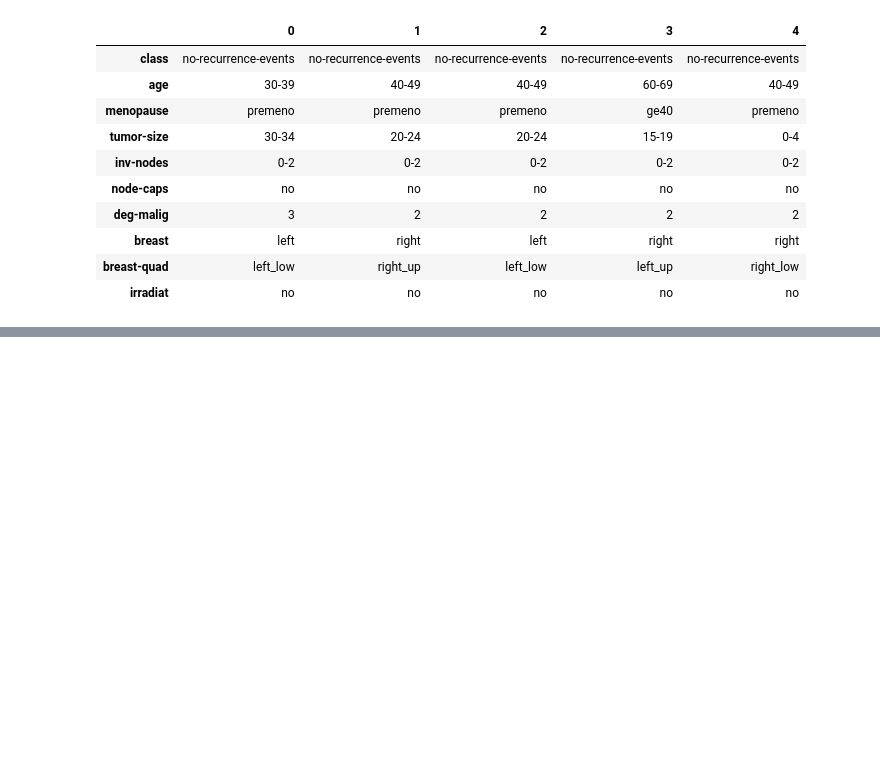
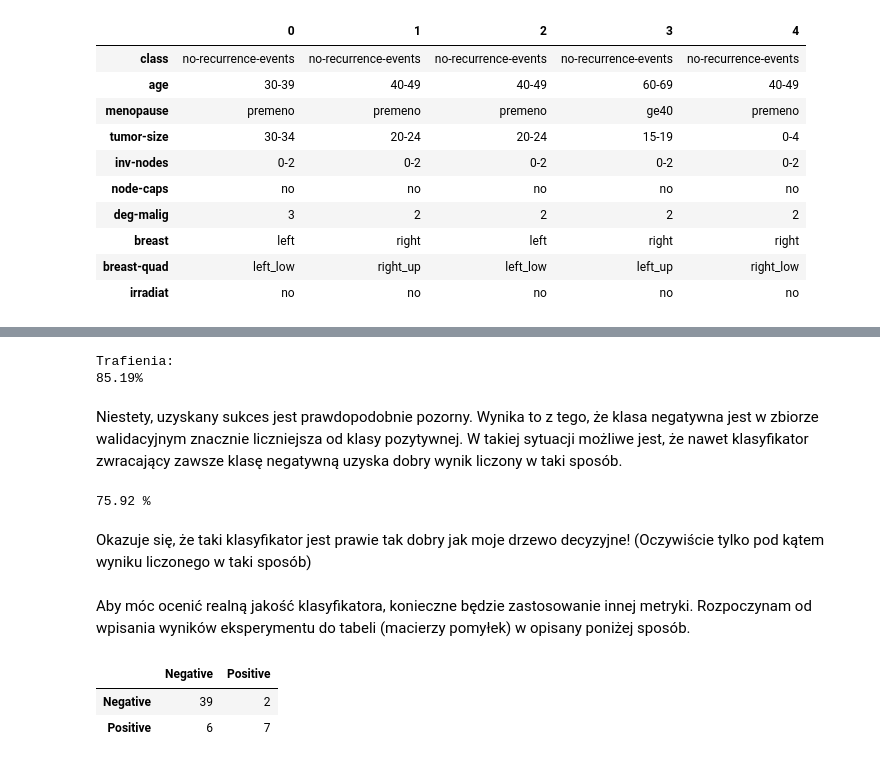
Before and after one commit to tototmek/WSI, a Jupyter notebook: Zadanie4.ipynb, the cells around one changed output, grey strips where cells are left out. Drawn from its saved outputs; the diff is of its cells as text; code cells hidden in the pictures; blank space fills up the shorter version.

```diff
--- a/Zadanie4.ipynb
+++ b/Zadanie4.ipynb
@@ -21,8 +41,3 @@ data.head().T
 feature_cols = ['class', 'age', 'menopause', 'tumor-size', 'inv-nodes', 'node-caps', 'deg-malig', 'breast', 'breast-quad']
 X = data.loc[:, feature_cols]
 y = data.loc[:, 'irradiat']
-
-X = data.iloc[:, 0:-1]
-y = data.iloc[:, -1]
-X_train_full, X_test, y_train_full, y_test = train_test_split(X, y)
-X_train, X_valid, y_train, y_valid = train_test_split(X_train_full, y_train_full)
@@ -37,0 +85,48 @@ Rozmiar zbioru testowego:        72
+# %%
+y_val_pred = tree.predict(X_val)
+tp = 0
+fp = 0
+tn = 0
+fn = 0
+for i in range(len(y_val_pred)):
+    if y_val_pred.iloc[i] == y_val.iloc[i]:
+        if y_val_pred.iloc[i] == "yes":
+            tp += 1
+        else:
+            tn += 1
+    else:
+        if y_val_pred.iloc[i] == "yes":
+            fp += 1
+        else:
+            fn += 1
+
+total = len(y_val_pred)
+good_score = (tp+tn) / total
+print("Trafienia:")
+print('{0:.2f}'.format(good_score*100) + '%')
+# %% [output]
+Trafienia:
+85.19%
+# %% [markdown]
+Niestety, uzyskany sukces jest prawdopodobnie pozorny. Wynika to z tego, że klasa negatywna jest w zbiorze walidacyjnym znacznie liczniejsza od klasy pozytywnej. W takiej sytuacji możliwe jest, że nawet klasyfikator zwracający zawsze klasę negatywną uzyska dobry wynik liczony w taki sposób.
+# %%
+y_val_count = y_val.value_counts()
+print(int(y_val_count["no"] / (y_val_count["no"] + y_val_count["yes"])*10000)/100, "%")
+# %% [output]
+75.92 %
+# %% [markdown]
+Okazuje się, że taki klasyfikator jest prawie tak dobry jak moje drzewo decyzyjne! (Oczywiście tylko pod kątem wyniku liczonego w taki sposób)
+# %% [markdown]
+Aby móc ocenić realną jakość klasyfikatora, konieczne będzie zastosowanie innej metryki. Rozpoczynam od wpisania wyników eksperymentu do tabeli (macierzy pomyłek) w opisany poniżej sposób.
+# %%
+
+confusion_matrix_raw = np.array([[tn, fp],
+                             [fn, tp]])
+confusion_matrix = pd.DataFrame({"Negative": [tn, fp],
+                                 "Positive": [fn, tp]},
+                                 index=["Negative", "Positive"])
+confusion_matrix.head().T
+# %% [output]
+|  | Negative | Positive |
+| Negative | 39 | 2 |
+| Positive | 6 | 7 |
```
Also changed, not shown: parts of 40 cells of this notebook, 1 other file.
